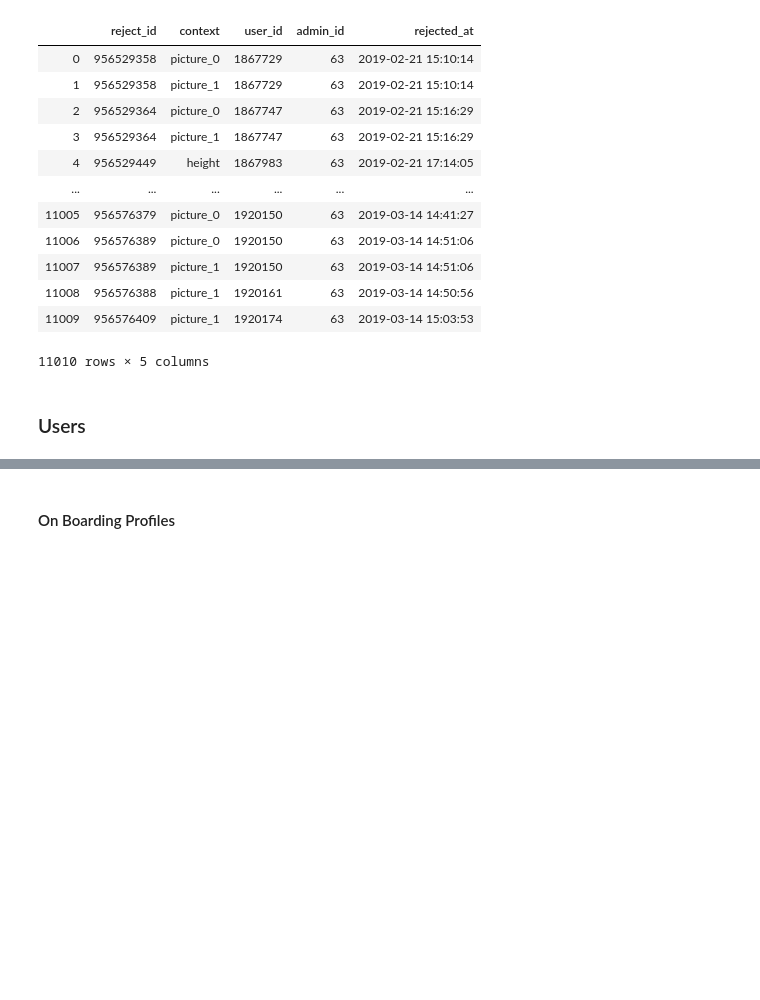
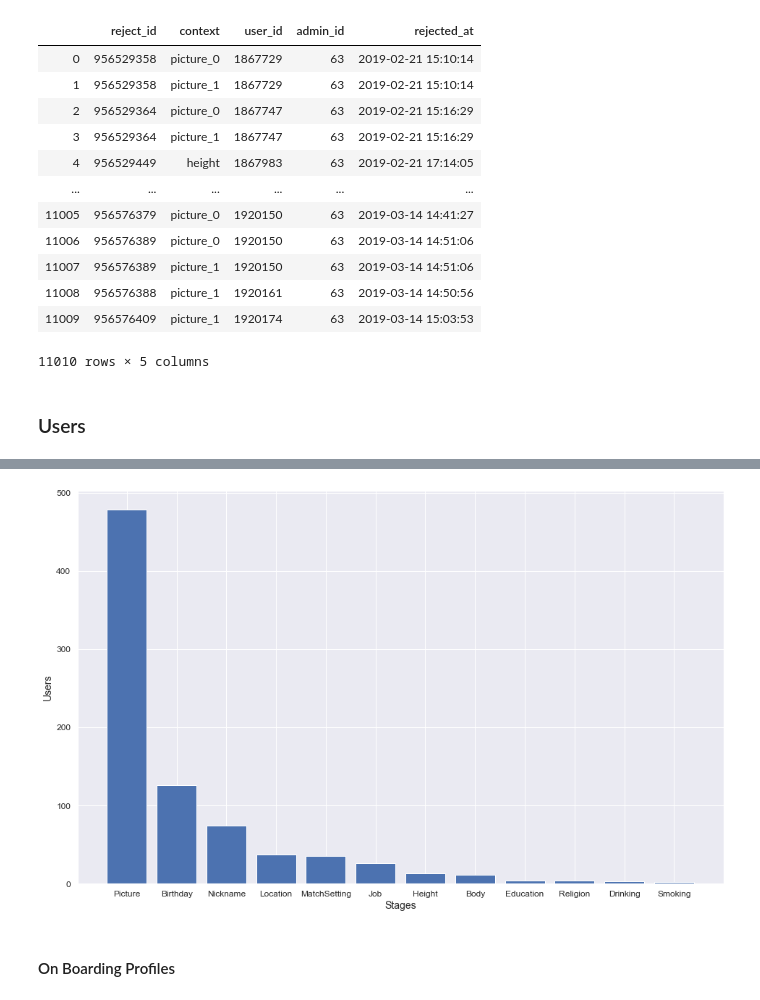
Before and after one commit to seonnyseo/data_analysis, a Jupyter notebook: dating_app/EDA.ipynb, the cells around one changed output, grey strips where cells are left out. Saved outputs shown, nothing was run; the diff lists cells and outputs as text; code cells hidden in the pictures; blank space fills up the shorter version.

```diff
--- a/dating_app/EDA.ipynb
+++ b/dating_app/EDA.ipynb
@@ -203,4 +203,4 @@ rejects
 # %%
-# Churned Profile
-churned_mask = (users.is_confirm.isna()) & (users.reject_counts.isna())
-users.loc[churned_mask].stage.value_counts()
+# Attrition Profile
+attrition_mask = (users.is_confirm.isna()) & (users.reject_counts.isna())
+attrition_profiles = users.loc[attrition_mask]
@@ -221,3 +223,16 @@ Name: stage, dtype: int64
+# %%
+y = attrition_profiles.stage.value_counts()
+x = y.index
+
+plt.bar(x, y)
+plt.xlabel('Stages', fontsize = 14)
+plt.ylabel('Users', fontsize = 14)
+plt.xticks(fontsize = 12)
+plt.yticks(fontsize = 12)
+plt.savefig('./image/frictions_by_stage.png', dpi = 300, bbox_inches='tight')
+plt.show()
+# %% [output]
+[figure, added]
 # %% [markdown]
 #### On Boarding Profiles
 # %%
```
Also changed, not shown: parts of 46 cells of this notebook.
